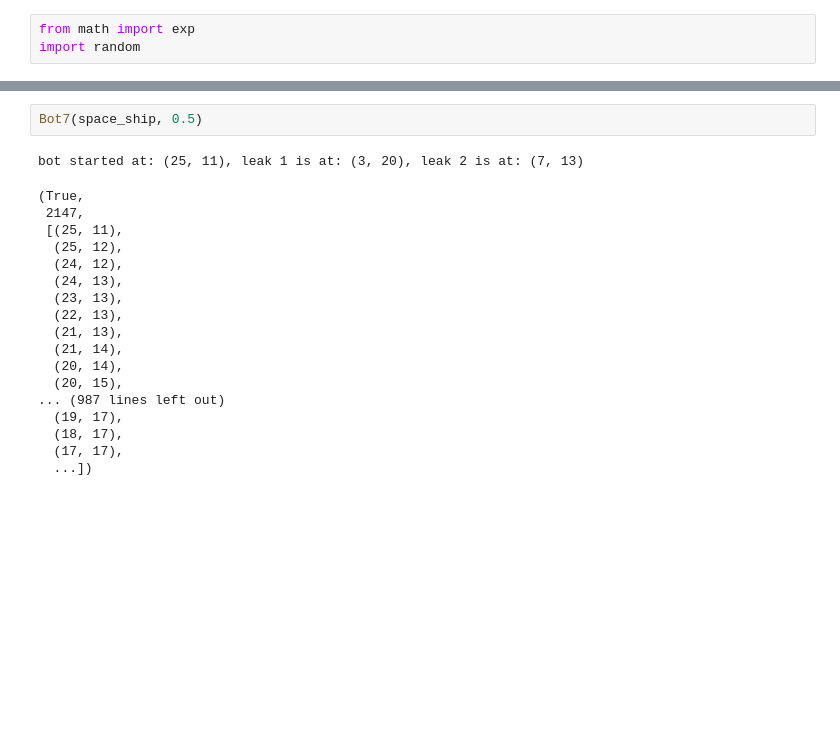
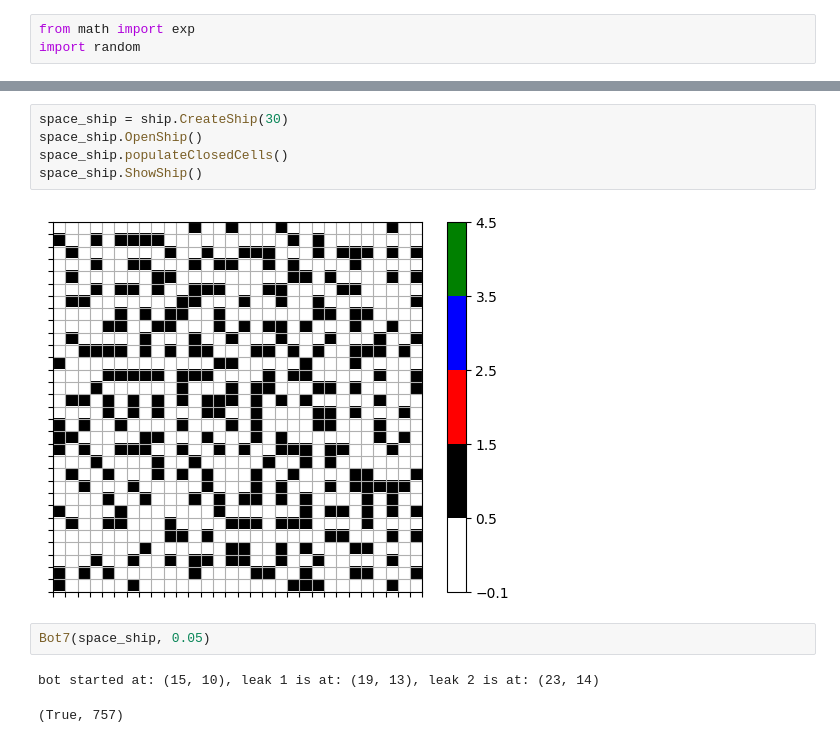
Before and after one commit to chiraggodha/AI-Project-2, a Jupyter notebook: main.ipynb, the cells around one changed output, grey strips where cells are left out. Saved outputs shown, nothing was run; the diff lists cells and outputs as text; blank space fills up the shorter version.

```diff
--- a/main.ipynb
+++ b/main.ipynb
@@ -192,21 +168,12 @@ space_ship.ShowShip()
+# %%
+space_ship = ship.CreateShip(30)
+space_ship.OpenShip()
+space_ship.populateClosedCells()
+space_ship.ShowShip()
+# %% [output]
+[figure, added]
 # %%
-Bot7(space_ship, 0.5)
+Bot7(space_ship, 0.05)
 # %% [output]
-bot started at: (25, 11), leak 1 is at: (3, 20), leak 2 is at: (7, 13)
+bot started at: (15, 10), leak 1 is at: (19, 13), leak 2 is at: (23, 14)
-(True,
- 2147,
- [(25, 11),
-  (25, 12),
-  (24, 12),
-  (24, 13),
-  (23, 13),
-  (22, 13),
-  (21, 13),
-  (21, 14),
-  (20, 14),
-  (20, 15),
-... (987 lines left out)
-  (19, 17),
-  (18, 17),
-  (17, 17),
-  ...])
+(True, 757)
```
Also changed, not shown: parts of 15 cells of this notebook, 1 other file.
